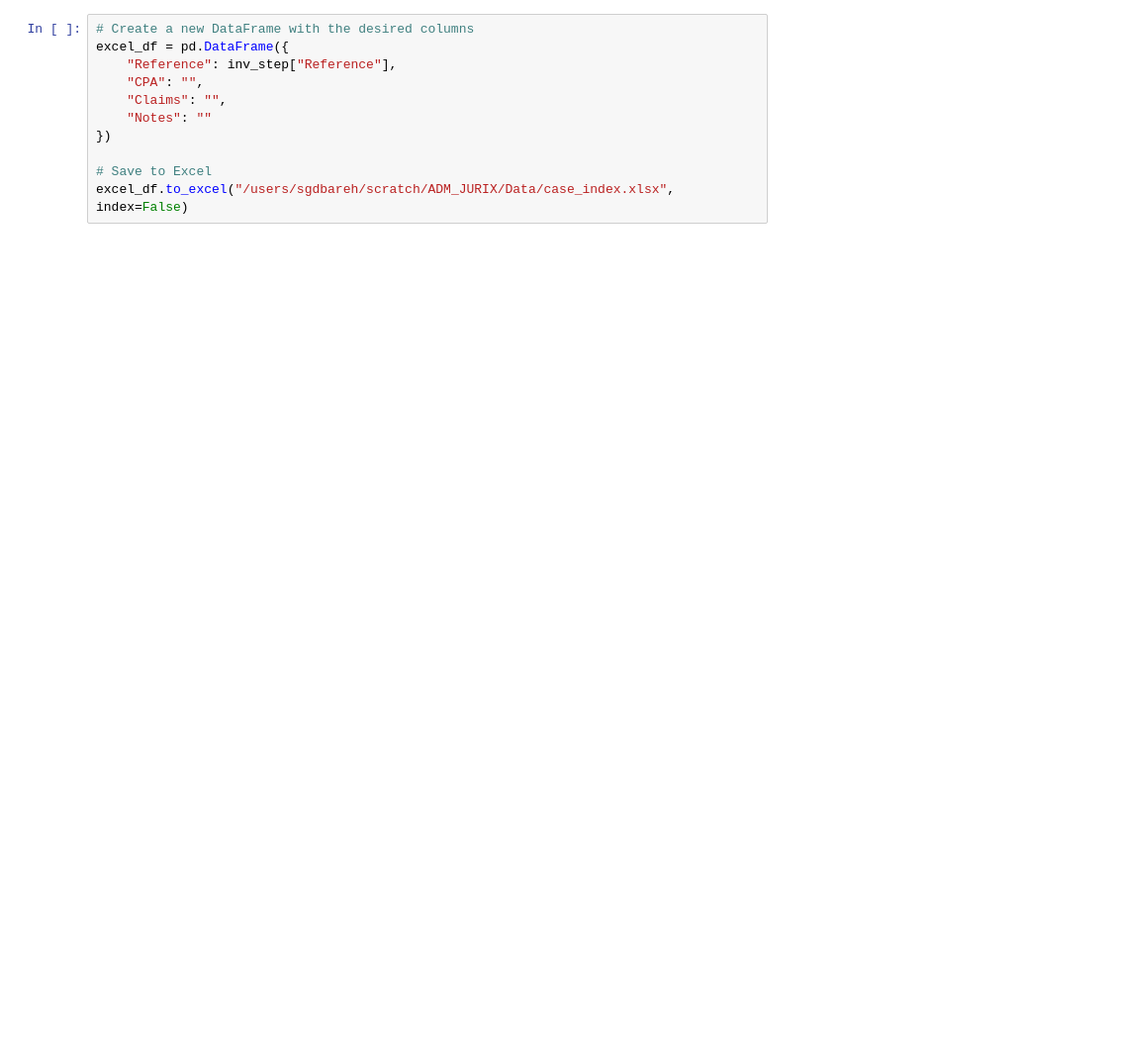
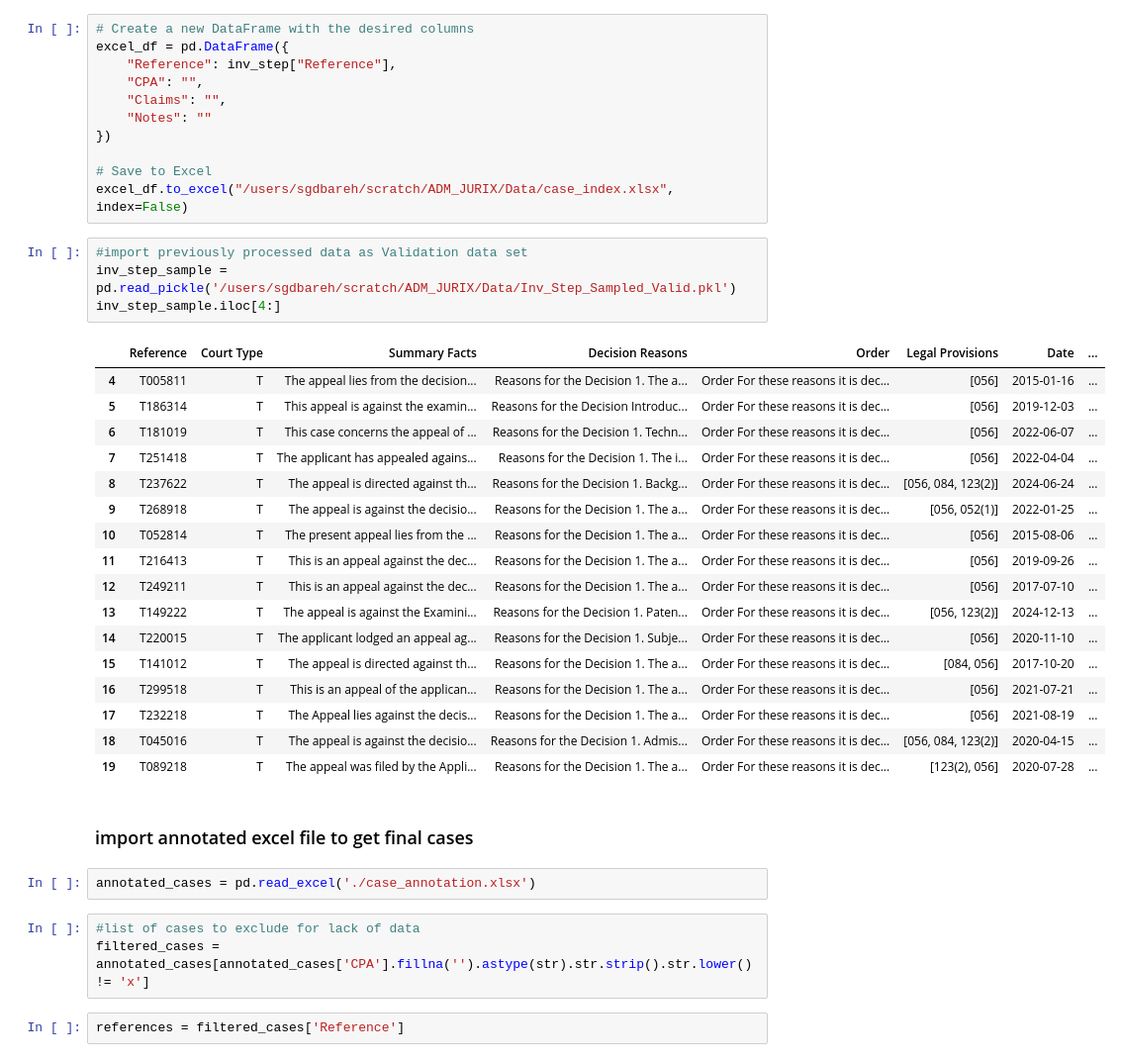
Before and after one commit to dahrb/Inventive_Step_ADM, a Jupyter notebook: Data/data_prep.ipynb, the cells around one changed output. Shown at 99% size. Saved outputs shown, nothing was run; the diff lists cells and outputs as text; blank space fills up the shorter version.

Commit message:
data tweaks 16.01

```diff
--- a/Data/data_prep.ipynb
+++ b/Data/data_prep.ipynb
@@ -35,3 +53,34 @@ excel_df = pd.DataFrame({
 
 # Save to Excel
 excel_df.to_excel("/users/sgdbareh/scratch/ADM_JURIX/Data/case_index.xlsx", index=False)
+# %%
+#import previously processed data as Validation data set
+inv_step_sample = pd.read_pickle('/users/sgdbareh/scratch/ADM_JURIX/Data/Inv_Step_Sampled_Valid.pkl')
+inv_step_sample.iloc[4:]
+# %% [output]
+|  | Reference | Court Type | Summary Facts | Decision Reasons | Order | Legal Provisions | Date | ... |
+| 4 | T005811 | T | The appeal lies from the decision... | Reasons for the Decision 1. The a... | Order For these reasons it is dec... | [056] | 2015-01-16 | ... |
+| 5 | T186314 | T | This appeal is against the examin... | Reasons for the Decision Introduc... | Order For these reasons it is dec... | [056] | 2019-12-03 | ... |
+| 6 | T181019 | T | This case concerns the appeal of ... | Reasons for the Decision 1. Techn... | Order For these reasons it is dec... | [056] | 2022-06-07 | ... |
+| 7 | T251418 | T | The applicant has appealed agains... | Reasons for the Decision 1. The i... | Order For these reasons it is dec... | [056] | 2022-04-04 | ... |
+| 8 | T237622 | T | The appeal is directed against th... | Reasons for the Decision 1. Backg... | Order For these reasons it is dec... | [056, 084, 123(2)] | 2024-06-24 | ... |
+| 9 | T268918 | T | The appeal is against the decisio... | Reasons for the Decision 1. The a... | Order For these reasons it is dec... | [056, 052(1)] | 2022-01-25 | ... |
+| 10 | T052814 | T | The present appeal lies from the ... | Reasons for the Decision 1. The a... | Order For these reasons it is dec... | [056] | 2015-08-06 | ... |
+| 11 | T216413 | T | This is an appeal against the dec... | Reasons for the Decision 1. The a... | Order For these reasons it is dec... | [056] | 2019-09-26 | ... |
+| 12 | T249211 | T | This is an appeal against the dec... | Reasons for the Decision 1. The a... | Order For these reasons it is dec... | [056] | 2017-07-10 | ... |
+| 13 | T149222 | T | The appeal is against the Examini... | Reasons for the Decision 1. Paten... | Order For these reasons it is dec... | [056, 123(2)] | 2024-12-13 | ... |
+| 14 | T220015 | T | The applicant lodged an appeal ag... | Reasons for the Decision 1. Subje... | Order For these reasons it is dec... | [056] | 2020-11-10 | ... |
+| 15 | T141012 | T | The appeal is directed against th... | Reasons for the Decision 1. The a... | Order For these reasons it is dec... | [084, 056] | 2017-10-20 | ... |
+| 16 | T299518 | T | This is an appeal of the applican... | Reasons for the Decision 1. The a... | Order For these reasons it is dec... | [056] | 2021-07-21 | ... |
+| 17 | T232218 | T | The Appeal lies against the decis... | Reasons for the Decision 1. The a... | Order For these reasons it is dec... | [056] | 2021-08-19 | ... |
+| 18 | T045016 | T | The appeal is against the decisio... | Reasons for the Decision 1. Admis... | Order For these reasons it is dec... | [056, 084, 123(2)] | 2020-04-15 | ... |
+| 19 | T089218 | T | The appeal was filed by the Appli... | Reasons for the Decision 1. The a... | Order For these reasons it is dec... | [123(2), 056] | 2020-07-28 | ... |
+# %% [markdown]
+### import annotated excel file to get final cases
+# %%
+annotated_cases = pd.read_excel('./case_annotation.xlsx')
+# %%
+#list of cases to exclude for lack of data
+filtered_cases = annotated_cases[annotated_cases['CPA'].fillna('').astype(str).str.strip().str.lower() != 'x']
+# %%
+references = filtered_cases['Reference']
```
Also changed, not shown: parts of 11 cells of this notebook, 53 other files.
